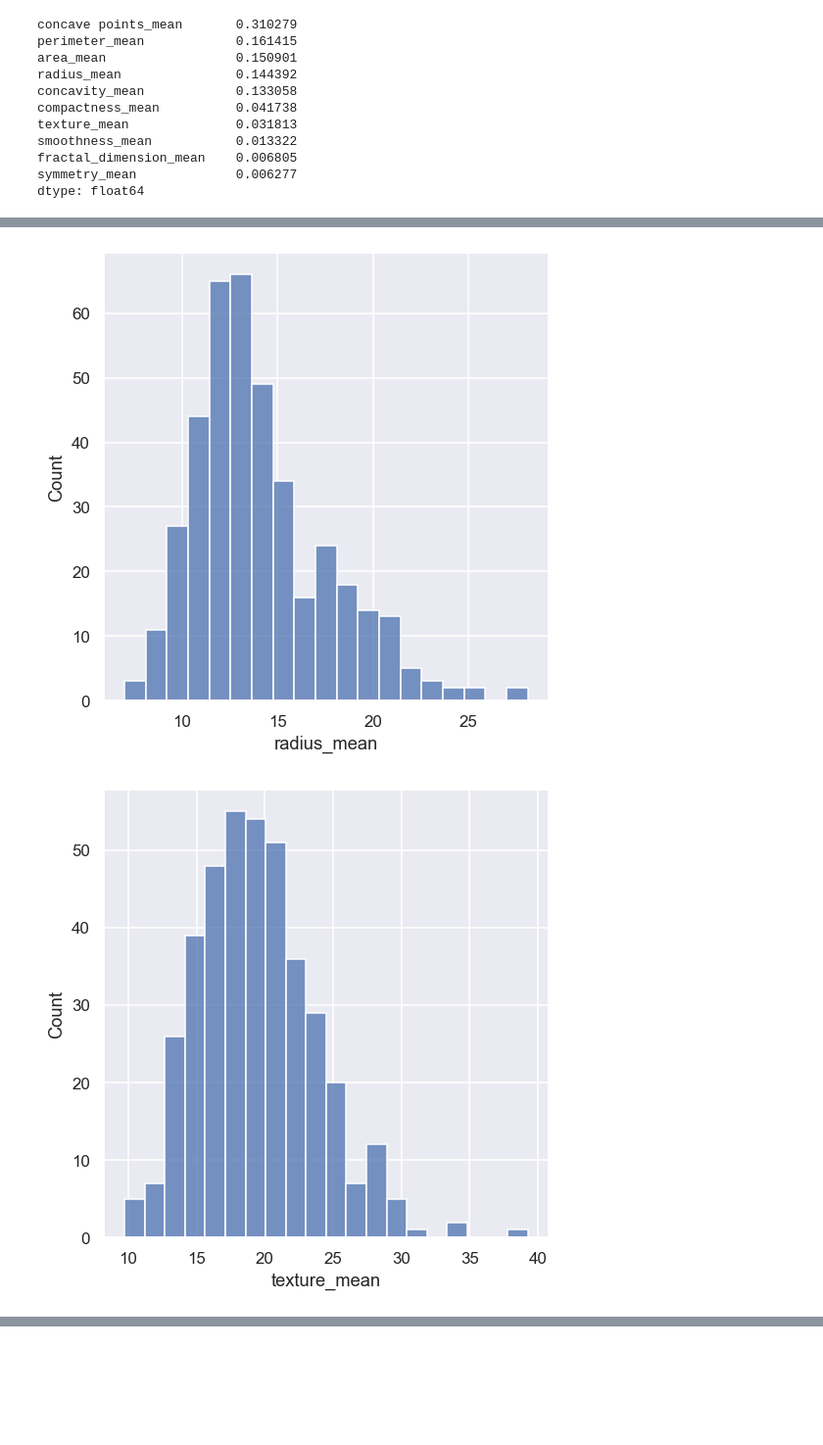
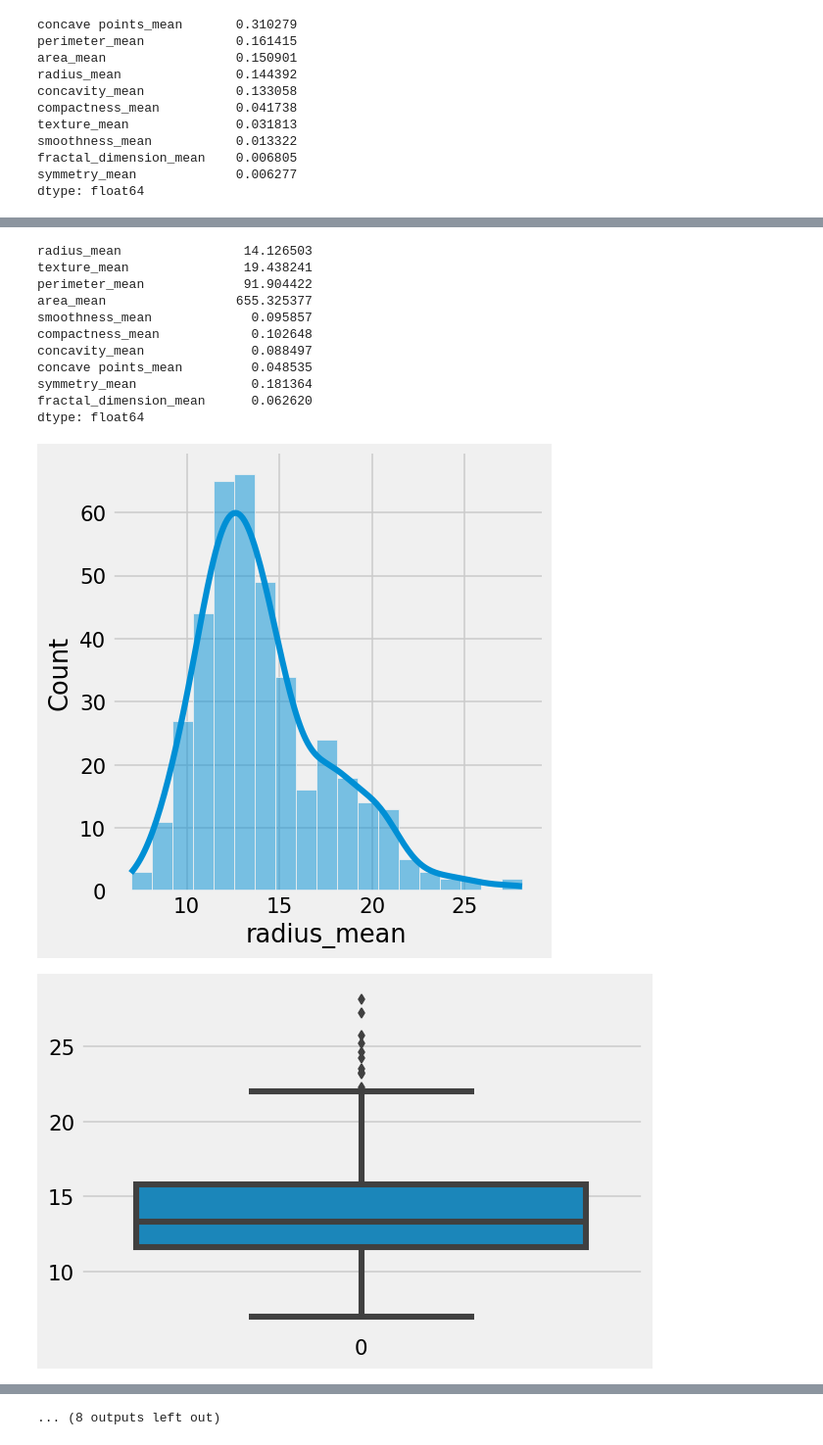
Before and after one commit to Research-Topics-in-Data-Mining/missingness-effect-complete-dataset, a Jupyter notebook: notebooks/Research Topics Project.ipynb, the cells around one changed output, grey strips where cells are left out. Shown at 98% size. Cells and saved outputs as stored; diff of their text form; code cells hidden in the pictures; blank space fills up the shorter version.

Commit message:
Add remaining plots and visualization

```diff
--- a/notebooks/Research Topics Project.ipynb
+++ b/notebooks/Research Topics Project.ipynb
@@ -198,6 +220,23 @@ plot_correlation_matrix(X_train)
+# %%
+X_train.mean()
+# %% [output]
+radius_mean                14.126503
+texture_mean               19.438241
+perimeter_mean             91.904422
+area_mean                 655.325377
+smoothness_mean             0.095857
+compactness_mean            0.102648
+concavity_mean              0.088497
+concave points_mean         0.048535
+symmetry_mean               0.181364
+fractal_dimension_mean      0.062620
+dtype: float64
 # %%
+from src.visualization import plot_boxplot
+
 for col in X_train:
     plot_distribution(X_train[col])
+    plot_boxplot(X_train[col])
 # %% [output]
-[figure, old version]
+[figure, new version]
-[figure, old version]
+[figure, new version]
@@ -211,0 +253 @@ for col in X_train:
+... (8 outputs left out)
```
Also changed, not shown: parts of 11 cells of this notebook, 1 other file.
